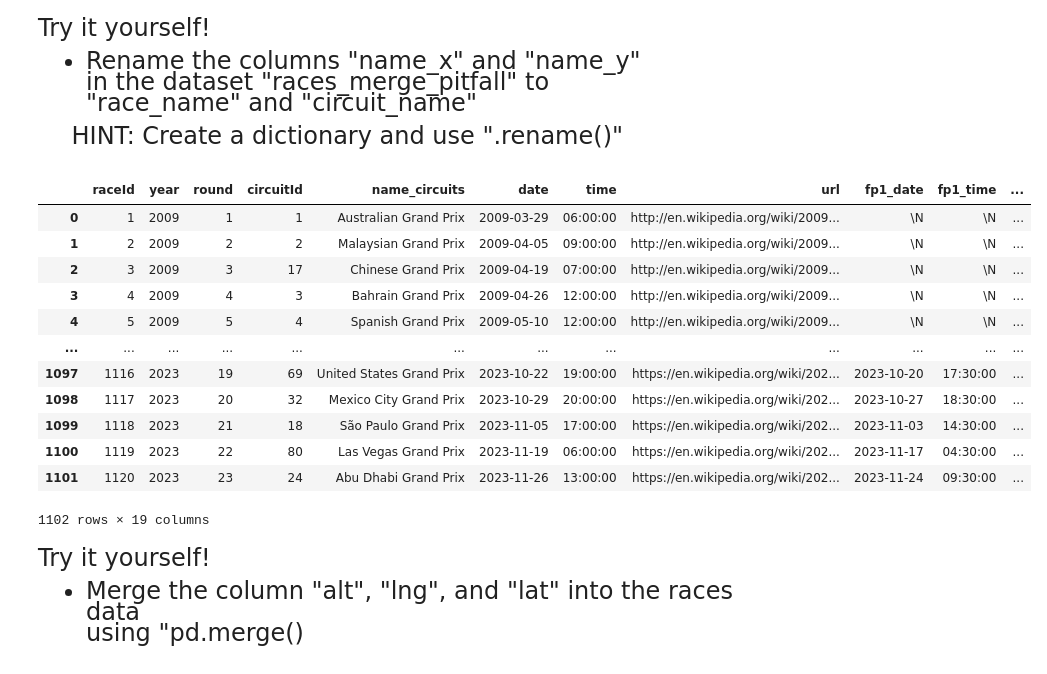
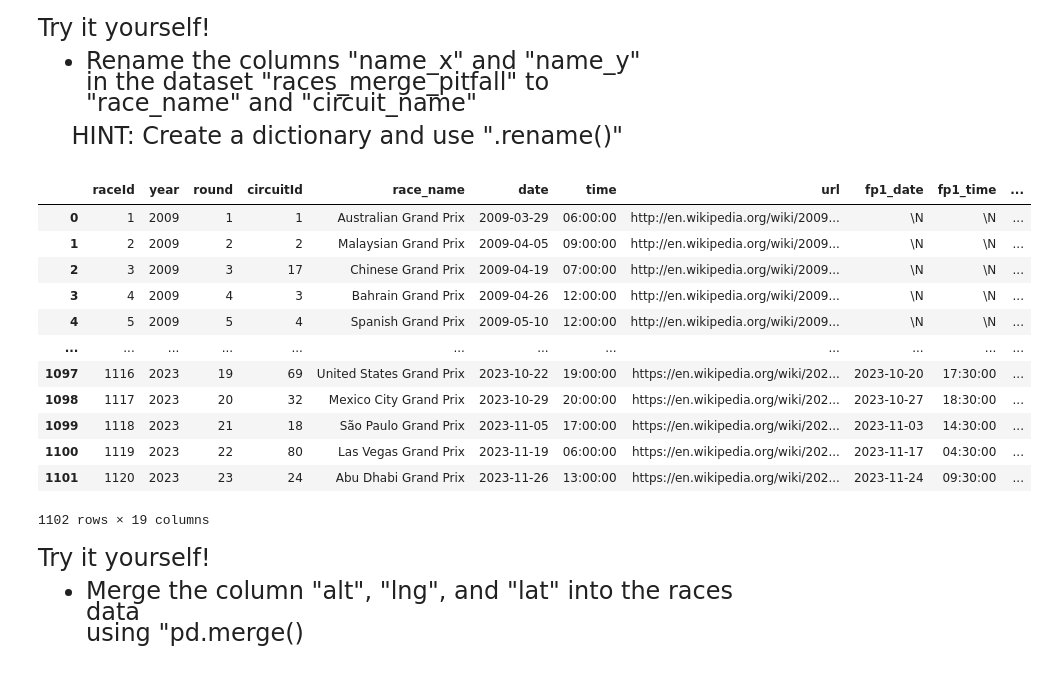
Before and after one commit to wendyguer1/qtm151spring2024, a Jupyter notebook: lecture_15/lecture_15.ipynb, the cells around one changed output. Cells and saved outputs as stored; diff of their text form; code cells hidden in the pictures.

```diff
--- a/lecture_15/lecture_15.ipynb
+++ b/lecture_15/lecture_15.ipynb
@@ -370,11 +386,11 @@ $\quad$ HINT: Create a dictionary and use ".rename()"
 # %%
 # Write your own code
 
-races_merge_pitfall_fixed = races_merge_pitfall.rename(columns = {"name_x":"name_circuits",
-                                                                  "name_y":"name_races"})
+races_merge_pitfall_fixed = races_merge_pitfall.rename(columns = {"name_x":"race_name",
+                                                                  "name_y":"circuit_name"})
 races_merge_pitfall_fixed
 # %% [output]
-|  | raceId | year | round | circuitId | name_circuits | date | time | url | fp1_date | fp1_time | ... |
+|  | raceId | year | round | circuitId | race_name | date | time | url | fp1_date | fp1_time | ... |
 | 0 | 1 | 2009 | 1 | 1 | Australian Grand Prix | 2009-03-29 | 06:00:00 | http://en.wikipedia.org/wiki/2009... | \N | \N | ... |
 | 1 | 2 | 2009 | 2 | 2 | Malaysian Grand Prix | 2009-04-05 | 09:00:00 | http://en.wikipedia.org/wiki/2009... | \N | \N | ... |
 | 2 | 3 | 2009 | 3 | 17 | Chinese Grand Prix | 2009-04-19 | 07:00:00 | http://en.wikipedia.org/wiki/2009... | \N | \N | ... |
```
Also changed, not shown: parts of 8 cells of this notebook, 1 other file.
